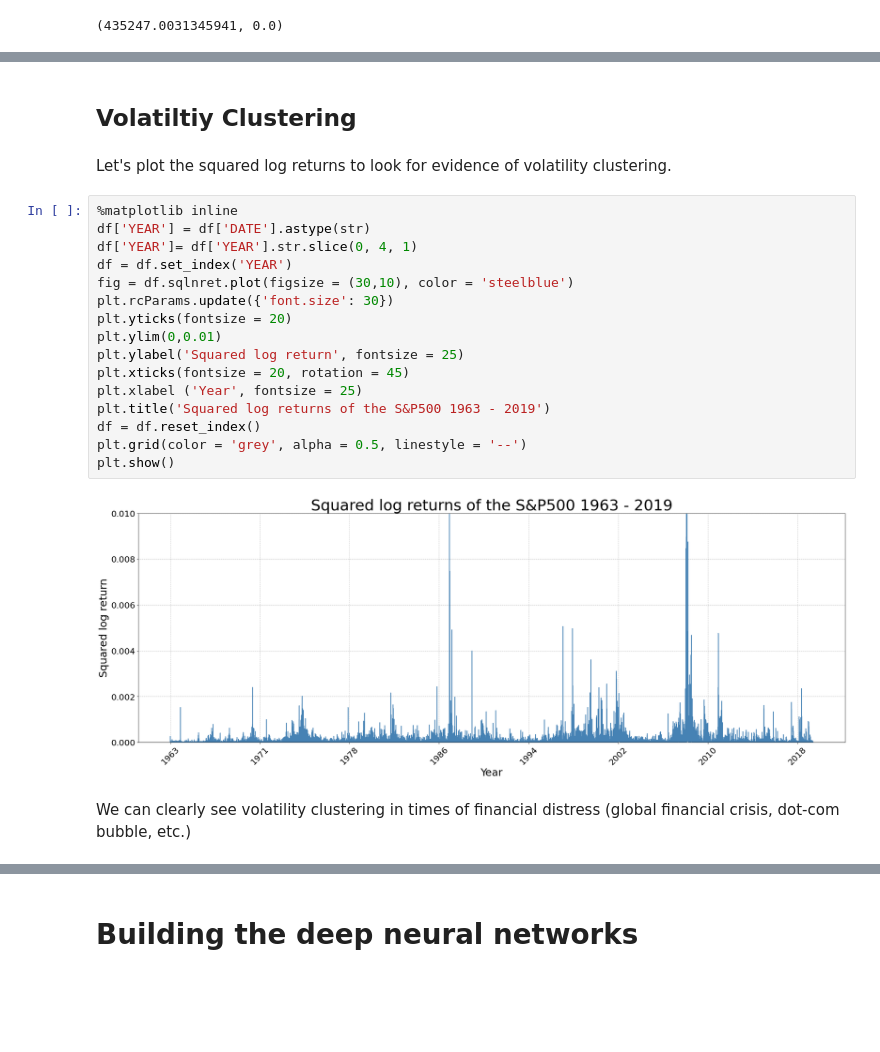
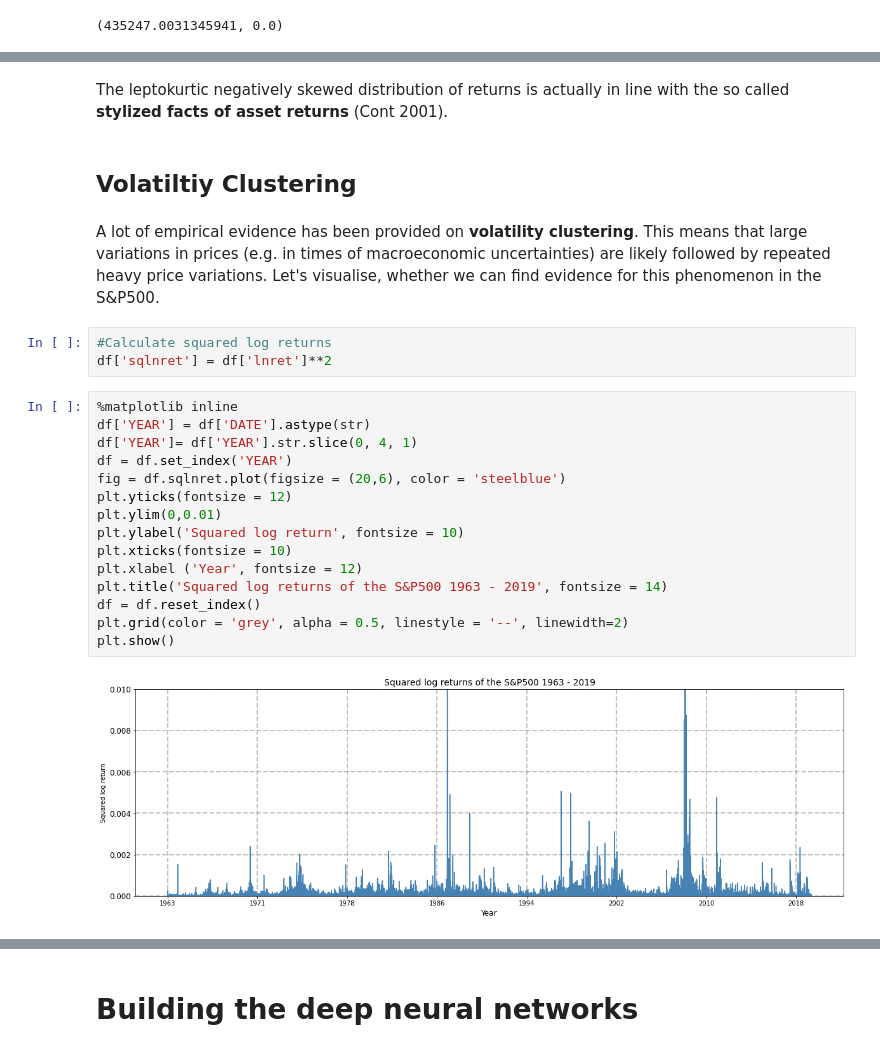
Before and after one commit to 1pierre1/ML-for-Finance, a Jupyter notebook: S&P500Forecasting.ipynb, the cells around one changed output, grey strips where cells are left out. Cells and saved outputs as stored; diff of their text form; blank space fills up the shorter version.

```diff
--- a/S&P500Forecasting.ipynb
+++ b/S&P500Forecasting.ipynb
@@ -67,24 +79,26 @@ As one can see
+# %% [markdown]
+The leptokurtic negatively skewed distribution of returns is actually in line with the so called **stylized facts of asset returns** (Cont 2001).
 # %% [markdown]
 ## Volatiltiy Clustering
-# %% [markdown]
-Let's plot the squared log returns to look for evidence of volatility clustering.
+# %% [markdown]
+A lot of empirical evidence has been provided on **volatility clustering**. This means that large variations in prices (e.g. in times of macroeconomic uncertainties) are likely followed by repeated heavy price variations. Let's visualise, whether we can find evidence for this phenomenon in the S&P500.
+# %%
+#Calculate squared log returns
+df['sqlnret'] = df['lnret']**2
 # %%
 %matplotlib inline
 df['YEAR'] = df['DATE'].astype(str)
 df['YEAR']= df['YEAR'].str.slice(0, 4, 1)
 df = df.set_index('YEAR')
-fig = df.sqlnret.plot(figsize = (30,10), color = 'steelblue')
-plt.rcParams.update({'font.size': 30})
-plt.yticks(fontsize = 20)
+fig = df.sqlnret.plot(figsize = (20,6), color = 'steelblue')
+plt.yticks(fontsize = 12)
 plt.ylim(0,0.01)
-plt.ylabel('Squared log return', fontsize = 25)
-plt.xticks(fontsize = 20, rotation = 45)
-plt.xlabel ('Year', fontsize = 25)
-plt.title('Squared log returns of the S&P500 1963 - 2019')
+plt.ylabel('Squared log return', fontsize = 10)
+plt.xticks(fontsize = 10)
+plt.xlabel ('Year', fontsize = 12)
+plt.title('Squared log returns of the S&P500 1963 - 2019', fontsize = 14)
 df = df.reset_index()
-plt.grid(color = 'grey', alpha = 0.5, linestyle = '--')
+plt.grid(color = 'grey', alpha = 0.5, linestyle = '--', linewidth=2)
 plt.show()
 # %% [output]
-[figure, old version]
+[figure, new version]
-# %% [markdown]
-We can clearly see volatility clustering in times of financial distress (global financial crisis, dot-com bubble, etc.)
```
Also changed, not shown: parts of 56 cells of this notebook.
